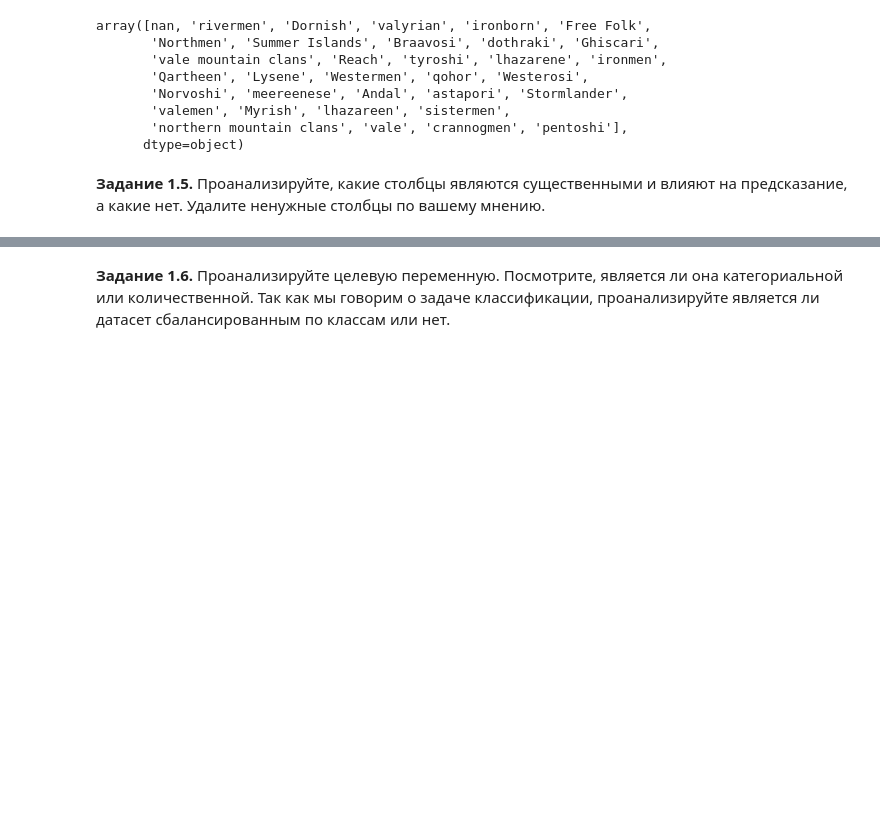
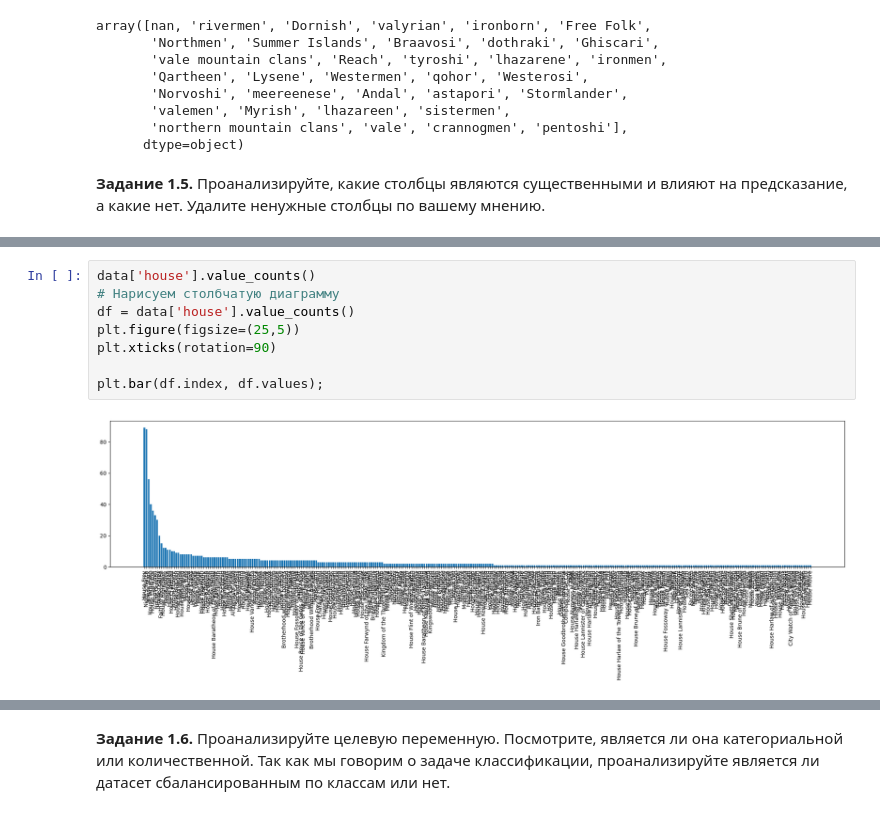
Before and after one commit to taravskayavm/DLS_I, a Jupyter notebook: week_01_ml_intro/Homework/hw_1_game_of_thrones.ipynb, the cells around one changed output, grey strips where cells are left out. Cells and saved outputs as stored; diff of their text form; blank space fills up the shorter version.

```diff
--- a/week_01_ml_intro/Homework/hw_1_game_of_thrones.ipynb
+++ b/week_01_ml_intro/Homework/hw_1_game_of_thrones.ipynb
@@ -256,0 +289,10 @@ array([nan, 'rivermen', 'Dornish', 'valyrian', 'ironborn', 'Free Folk',
+# %%
+data['house'].value_counts()
+# Нарисуем столбчатую диаграмму
+df = data['house'].value_counts()
+plt.figure(figsize=(25,5))
+plt.xticks(rotation=90)
+
+plt.bar(df.index, df.values);
+# %% [output]
+[figure, added]
```
Also changed, not shown: parts of 14 cells of this notebook.
